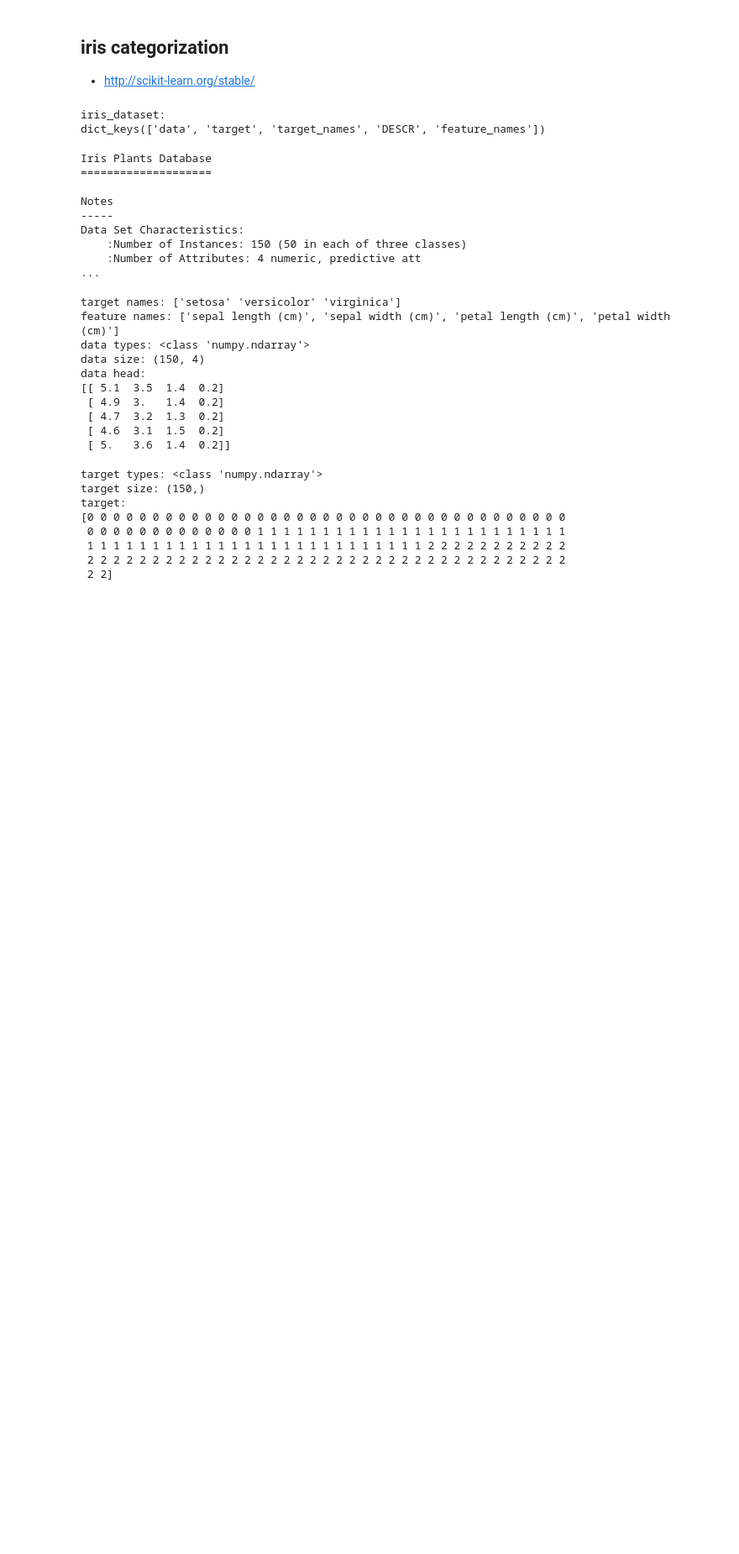
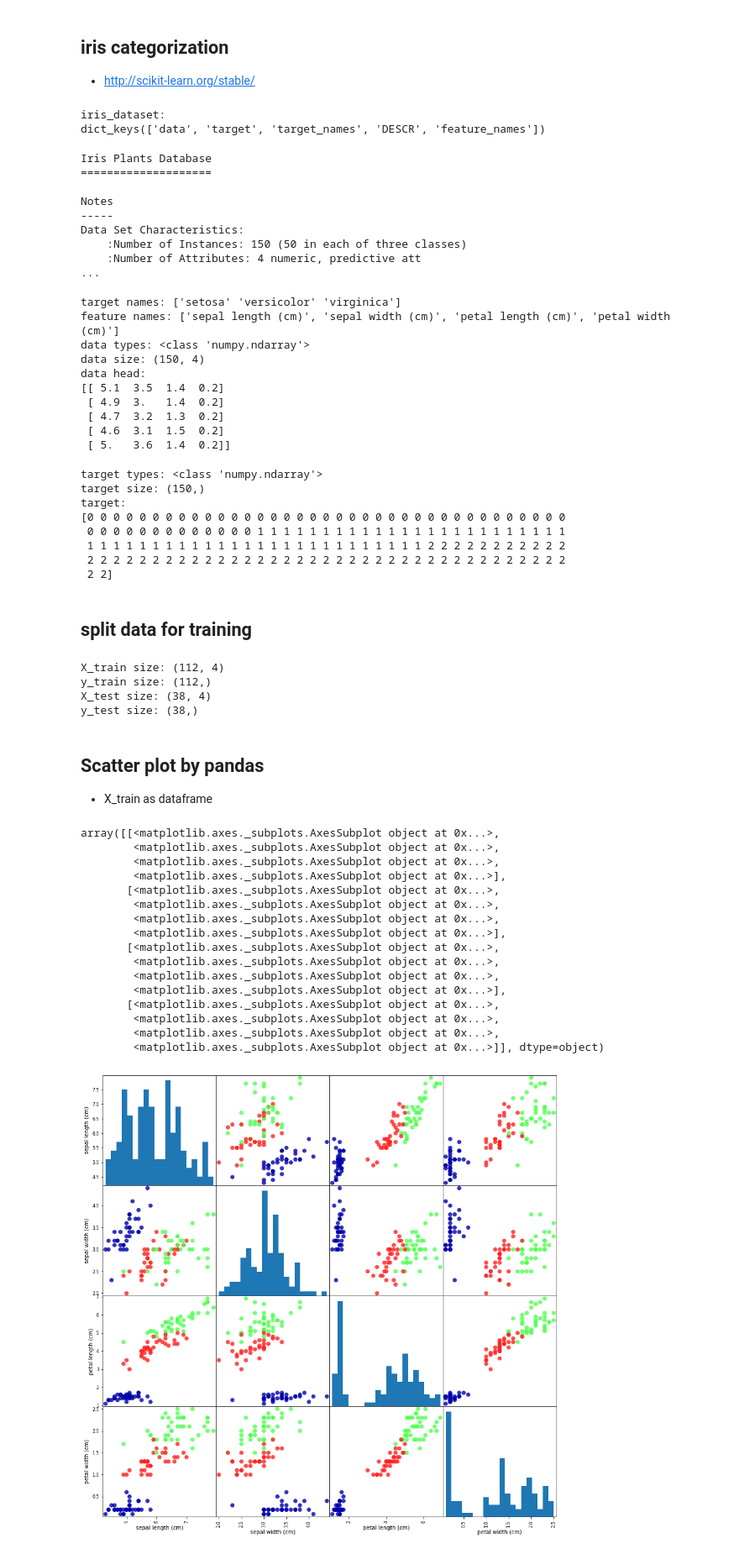
Before and after one commit to kisudsoe/Py-toolkit, a Jupyter notebook: Scikit-learn/testcode0.ipynb, the cells around one changed output. Shown: that part at 84% size. Cells and saved outputs as stored; diff of their text form; code cells hidden in the pictures; blank space fills up the shorter version.

```diff
--- a/Scikit-learn/testcode0.ipynb
+++ b/Scikit-learn/testcode0.ipynb
@@ -162,3 +164,43 @@ target:
  1 1 1 1 1 1 1 1 1 1 1 1 1 1 1 1 1 1 1 1 1 1 1 1 1 1 2 2 2 2 2 2 2 2 2 2 2
  2 2 2 2 2 2 2 2 2 2 2 2 2 2 2 2 2 2 2 2 2 2 2 2 2 2 2 2 2 2 2 2 2 2 2 2 2
  2 2]
+# %% [markdown]
+## split data for training
+# %%
+from sklearn.model_selection import train_test_split
+X_train, X_test, y_train, y_test = train_test_split(
+    iris_dataset['data'], iris_dataset['target'], random_state=0)
+print("X_train size: {}".format(X_train.shape))
+print("y_train size: {}".format(y_train.shape))
+print("X_test size: {}".format(X_test.shape))
+print("y_test size: {}".format(y_test.shape))
+# %% [output]
+X_train size: (112, 4)
+y_train size: (112,)
+X_test size: (38, 4)
+y_test size: (38,)
+# %% [markdown]
+## Scatter plot by pandas
+* X_train as dataframe
+# %%
+iris_dataframe = pd.DataFrame(X_train, columns=iris_dataset.feature_names)
+pd.plotting.scatter_matrix(iris_dataframe, c=y_train, figsize=(15,15), marker='o',
+                          hist_kwds={'bins':20}, s=60, alpha=.8, cmap=mglearn.cm3)
+# %% [output]
+array([[<matplotlib.axes._subplots.AxesSubplot object at 0x...>,
+        <matplotlib.axes._subplots.AxesSubplot object at 0x...>,
+        <matplotlib.axes._subplots.AxesSubplot object at 0x...>,
+        <matplotlib.axes._subplots.AxesSubplot object at 0x...>],
+       [<matplotlib.axes._subplots.AxesSubplot object at 0x...>,
+        <matplotlib.axes._subplots.AxesSubplot object at 0x...>,
+        <matplotlib.axes._subplots.AxesSubplot object at 0x...>,
+        <matplotlib.axes._subplots.AxesSubplot object at 0x...>],
+       [<matplotlib.axes._subplots.AxesSubplot object at 0x...>,
+        <matplotlib.axes._subplots.AxesSubplot object at 0x...>,
+        <matplotlib.axes._subplots.AxesSubplot object at 0x...>,
+        <matplotlib.axes._subplots.AxesSubplot object at 0x...>],
+       [<matplotlib.axes._subplots.AxesSubplot object at 0x...>,
+        <matplotlib.axes._subplots.AxesSubplot object at 0x...>,
+        <matplotlib.axes._subplots.AxesSubplot object at 0x...>,
+        <matplotlib.axes._subplots.AxesSubplot object at 0x...>]], dtype=object)
+[figure, added]
```
Also changed, not shown: parts of 7 cells of this notebook.
